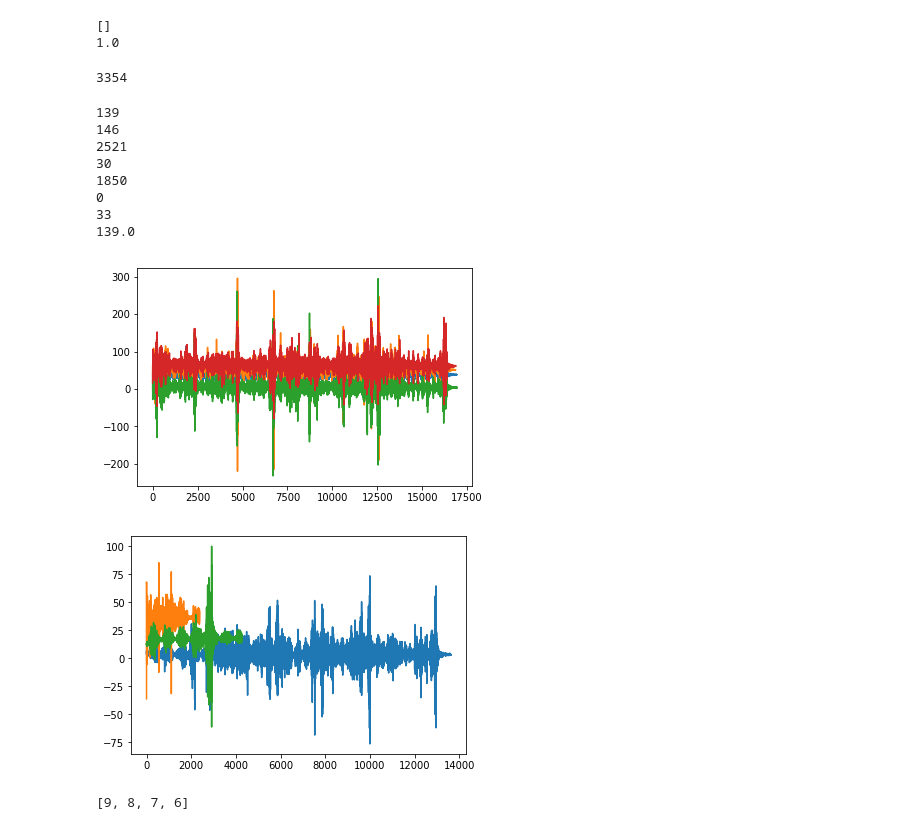
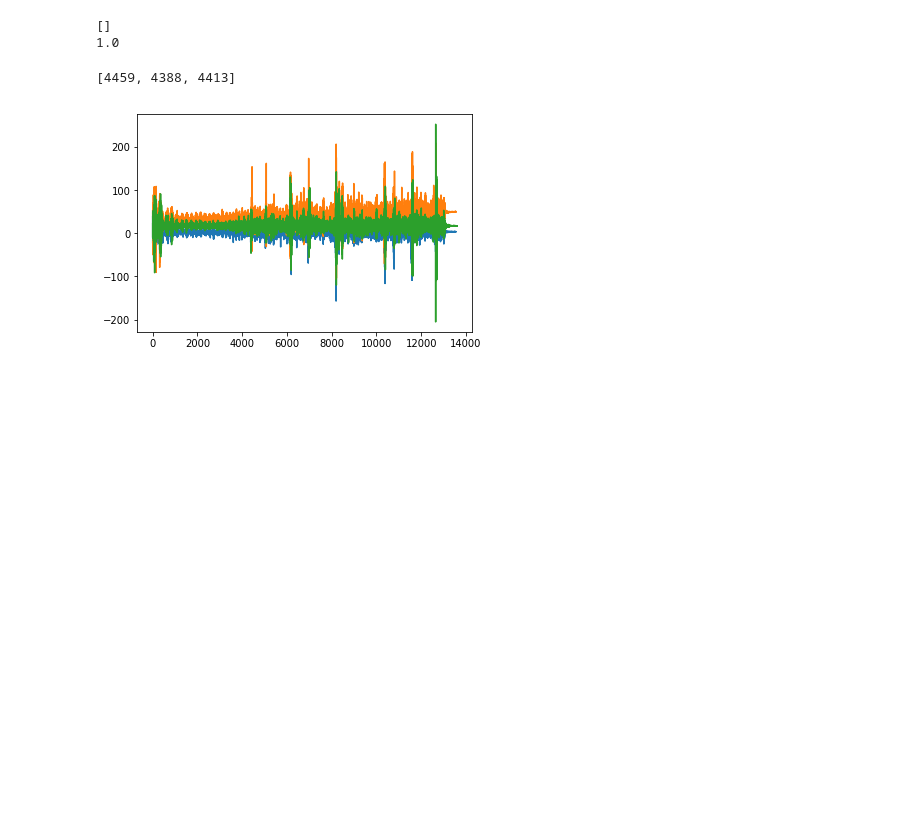
Before and after one commit to sanjeev-tv/XNode, a Jupyter notebook: Database.ipynb, the cells around one changed output. Cells and saved outputs as stored; diff of their text form; code cells hidden in the pictures; blank space fills up the shorter version.

```diff
--- a/Database.ipynb
+++ b/Database.ipynb
@@ -164,0 +199,11 @@ def search(timestamp, direction):
+# %%
+#row as index in data
+#bridge as either '121.7' or '122.4'
+def plot_nodes(row, bridge):
+    plt.figure()
+    nodes = data['indices ' + str(bridge)][row]
+    for node in range(len(nodes)):
+        d = accel[data['indices ' + str(bridge)][row][node]]['z']
+        plt.plot(d)
+        num_peaks = find_peaks(row, bridge)
+    print(num_peaks)
@@ -426,40 +439,8 @@ print(1 - len(incorrect_directions)/len(data))
 # %% [output]
 []
 1.0
-# %%
-#row as index in data
-#bridge as either '121.7' or '122.4'
-def plot_nodes(row):
-    num_peaks = []
-    for bridge in ['122.4','121.7']:
-        plt.figure()
-        nodes = data['indices ' + bridge][row]
-        for node in range(len(nodes)):
-            d = accel[data['indices ' + bridge][row][node]]['z']
-            peaks = scipy.signal.find_peaks(d,threshold=1.5*np.mean(d))
-            num_peaks.append(len(peaks[0]))
-            print(len(peaks[0]))
-            plt.plot(d)
-    print(np.median(num_peaks))
-# %%
-d = accel[data['indices 122.4'][0][0]]['z']
-len(scipy.signal.find_peaks(d)[0])
-# %% [output]
-3354
 # %%
-plot_nodes(1)
+plot_nodes(1,121.7)
 # %% [output]
-139
-146
-2521
-30
-1850
-0
-33
-139.0
+[4459, 4388, 4413]
-[figure, old version]
+[figure, new version]
-[figure, removed]
-# %%
-nodes
-# %% [output]
-[9, 8, 7, 6]
```
Also changed, not shown: parts of 22 cells of this notebook.
